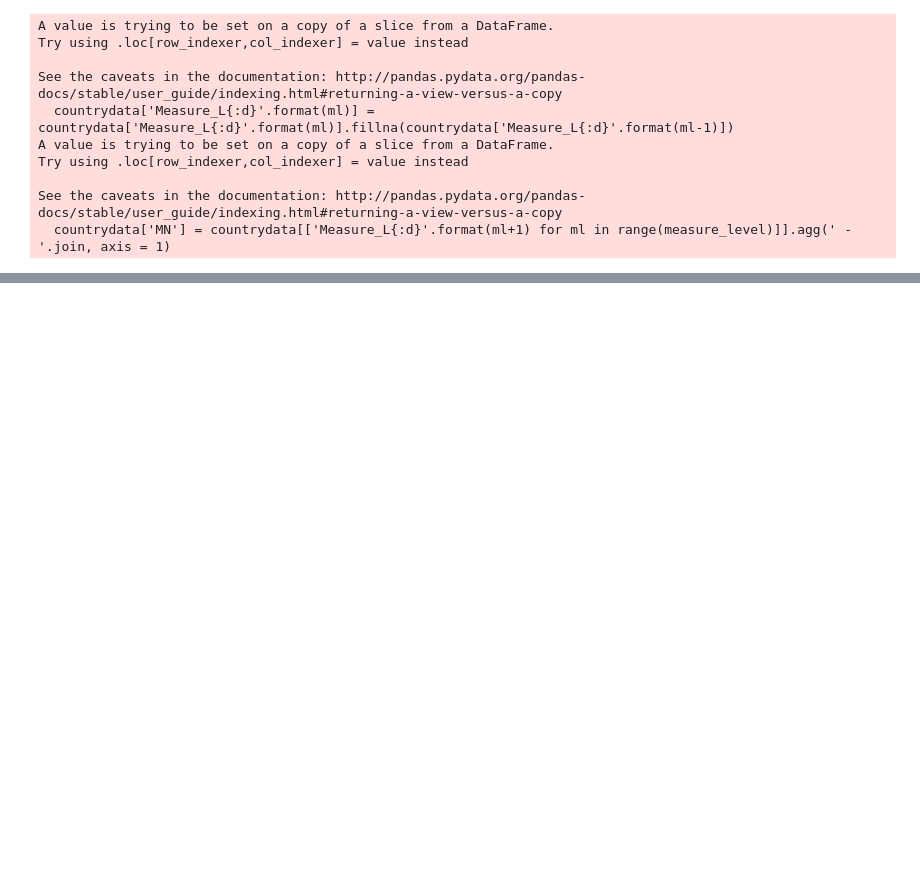
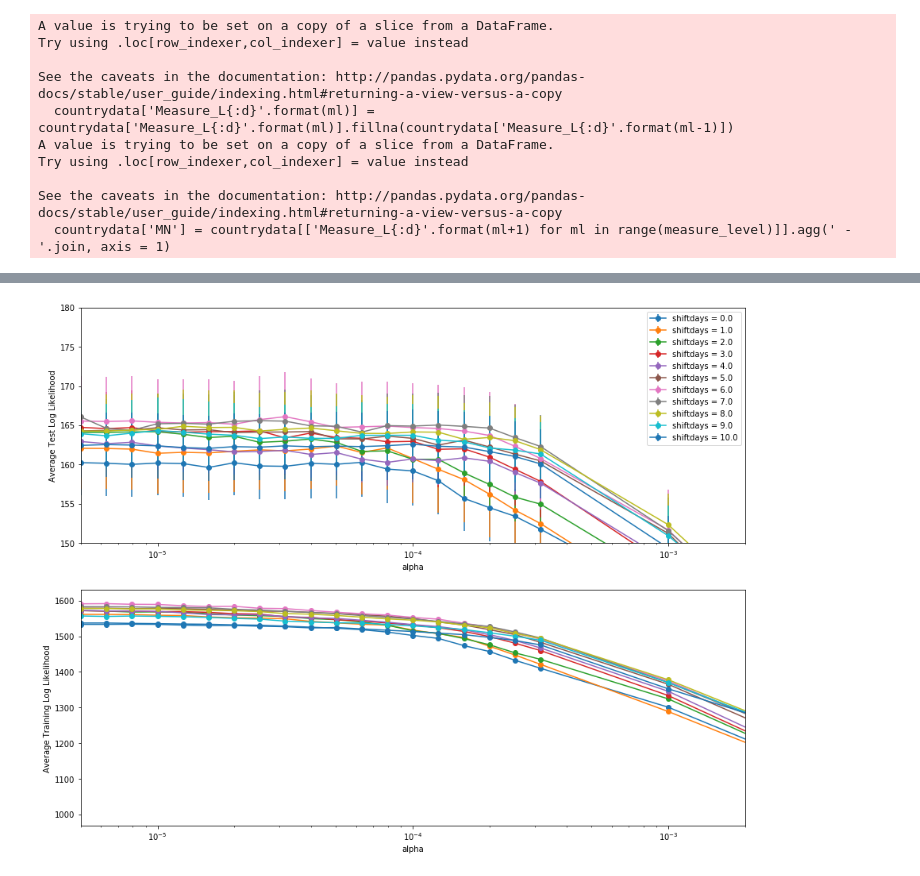
Before and after one commit to lukasgeyrhofer/corona, a Jupyter notebook: regression measures.ipynb, the cells around one changed output, grey strips where cells are left out. Cells and saved outputs as stored; diff of their text form; code cells hidden in the pictures; blank space fills up the shorter version.

```diff
--- a/regression measures.ipynb
+++ b/regression measures.ipynb
@@ -507,14 +497,14 @@ plt.savefig('loglikelihood_Xval_rnd10.pdf')
 # %%
 # use parameters from country-wise cross validation
 # shiftdays = 9, alpha = 2e-3
+model_final6   = smf.ols(formula = formula, data = regrDF[6])
+results_final6 = model_final6.fit_regularized(alpha = 1e-3, L1_wt = 1)
+
 model_final7   = smf.ols(formula = formula, data = regrDF[7])
-results_final7 = model_final7.fit_regularized(alpha = 2e-3, L1_wt = 1)
+results_final7 = model_final7.fit_regularized(alpha = 1e-3, L1_wt = 1)
 
 model_final8   = smf.ols(formula = formula, data = regrDF[8])
-results_final8 = model_final8.fit_regularized(alpha = 2e-3, L1_wt = 1)
-
-model_final9   = smf.ols(formula = formula, data = regrDF[9])
-results_final9 = model_final9.fit_regularized(alpha = 2e-3, L1_wt = 1)
+results_final8 = model_final8.fit_regularized(alpha = 1e-3, L1_wt = 1)
 # %%
 colornames = [cn for cn in matplotlib.colors.TABLEAU_COLORS.keys() if (cn.upper() != 'TAB:WHITE' and cn.upper() != 'TAB:GRAY')]
 
@@ -661,2 +643,4 @@ pickle.dump(regrDF_train, open('pickle/regrDF_test.pickle','wb'))
 pickle.dump(model_excludeC, open('pickle/model_excludeC.pickle','wb'))
 pickle.dump(model_singleC, open('pickle/model_singleC.pickle','wb'))
+# %%
+allresults_rndXv_RR = None
@@ -662,0 +699,51 @@ pickle.dump(model_singleC, open('pickle/model_singleC.pickle','wb'))
+# %%
+shiftdaylist = allresults_rndXv_RR['shiftdays'].unique()
+alphalist    = allresults_rndXv_RR['alpha'].unique()
+
+fig,ax = plt.subplots(2,1)
+avg_loglike_rnd10 = None
+for shiftdays in shiftdaylist:
+    lltest_mean = []
+    lltrain_mean = []
+    lltest_std = []
+    lltrain_std = []
+    for alpha in alphalist:
+        lltest_mean.append(np.mean(allresults_rndXv_RR[(allresults_rndXv_RR['shiftdays']==shiftdays) & (allresults_rndXv_RR['alpha'] == alpha)]['Loglike Test']))
+        lltest_std.append(np.std(allresults_rndXv_RR[(allresults_rndXv_RR['shiftdays']==shiftdays) & (allresults_rndXv_RR['alpha'] == alpha)]['Loglike Test']))
+        lltrain_mean.append(np.mean(allresults_rndXv_RR[(allresults_rndXv_RR['shiftdays']==shiftdays) & (allresults_rndXv_RR['alpha'] == alpha)]['Loglike Training']))
+        lltrain_std.append(np.std(allresults_rndXv_RR[(allresults_rndXv_RR['shiftdays']==shiftdays) & (allresults_rndXv_RR['alpha'] == alpha)]['Loglike Training']))
+
+    resdict = {'shiftdays': shiftdays * np.ones(len(alphalist),dtype=int),
+               'alpha':np.array(alphalist),
+               'loglike train':np.array(lltrain_mean),
+               'loglike train std':np.array(lltrain_std)/np.sqrt(len(lltrain_std)),
+               'loglike test':np.array(lltest_mean),
+               'loglike test std':np.array(lltest_std)/np.sqrt(len(lltest_std))}
+
+    if avg_loglike_rnd10 is None:
+        avg_loglike_rnd10 = pd.DataFrame(resdict)
+    else:
+        avg_loglike_rnd10 = avg_loglike_rnd10.append(pd.DataFrame(resdict), ignore_index = True)
+
+
+#print(avg_loglike_rnd10)
+avg_loglike_rnd10.sort_values(by = 'alpha', inplace = True)
+for shiftdays in shiftdaylist:
+    ax[0].errorbar(avg_loglike_rnd10[avg_loglike_rnd10['shiftdays']==shiftdays]['alpha'], avg_loglike_rnd10[avg_loglike_rnd10['shiftdays']==shiftdays]['loglike test'], yerr = avg_loglike_rnd10[avg_loglike_rnd10['shiftdays']==shiftdays]['loglike test std'], label = 'shiftdays = {}'.format(shiftdays), marker = 'o')
+    ax[1].errorbar(avg_loglike_rnd10[avg_loglike_rnd10['shiftdays']==shiftdays]['alpha'], avg_loglike_rnd10[avg_loglike_rnd10['shiftdays']==shiftdays]['loglike train'], yerr = avg_loglike_rnd10[avg_loglike_rnd10['shiftdays']==shiftdays]['loglike train std'], label = 'shiftdays = {}'.format(shiftdays), marker = 'o')
+
+
+ax[0].legend()
+ax[0].set_xscale('log')
+ax[0].set_xlim([1e-5/2,2e-3])
+ax[0].set_ylim([150,180])
+ax[0].set_xlabel(r'alpha')
+ax[0].set_ylabel('Average Test Log Likelihood')
+ax[1].set_xscale('log')
+ax[1].set_xlim([1e-5/2,2e-3])
+#ax[1].set_ylim([150,170])
+ax[1].set_xlabel(r'alpha')
+ax[1].set_ylabel('Average Training Log Likelihood')
+plt.savefig('loglikelihood_Xval_rnd10.pdf')
+# %% [output]
+[figure, added]
```
Also changed, not shown: parts of 19 cells of this notebook, 1 other file.
